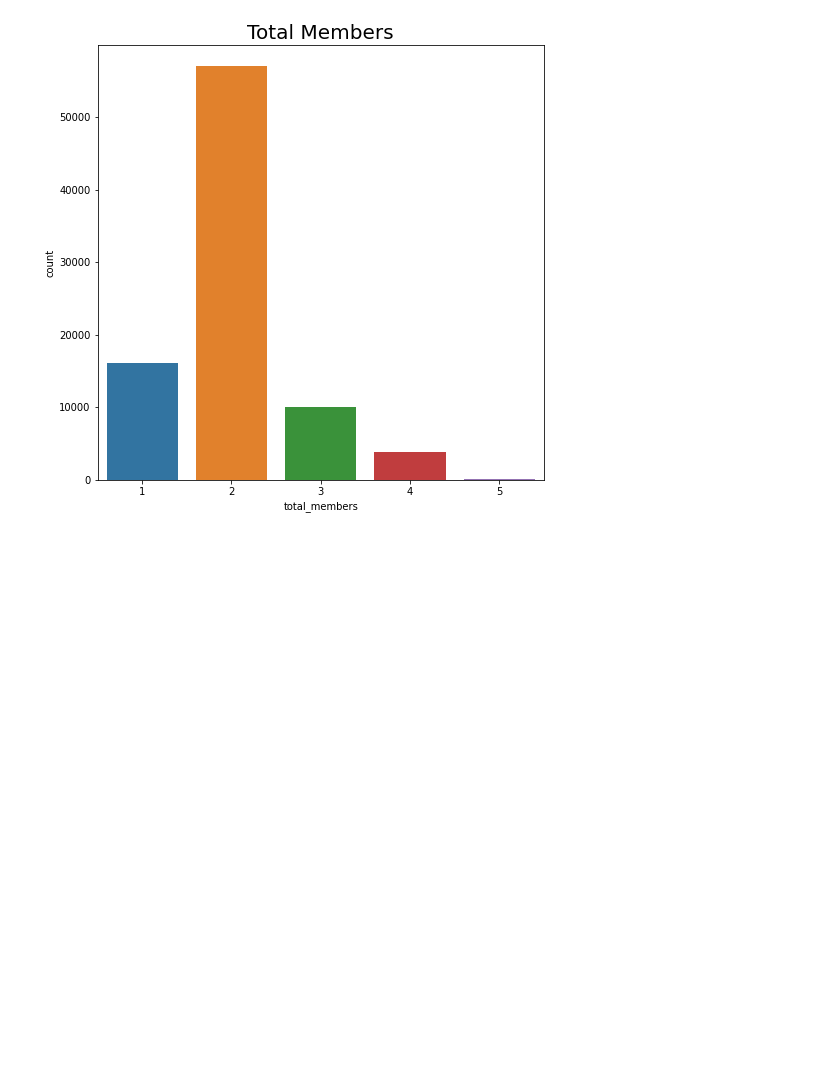
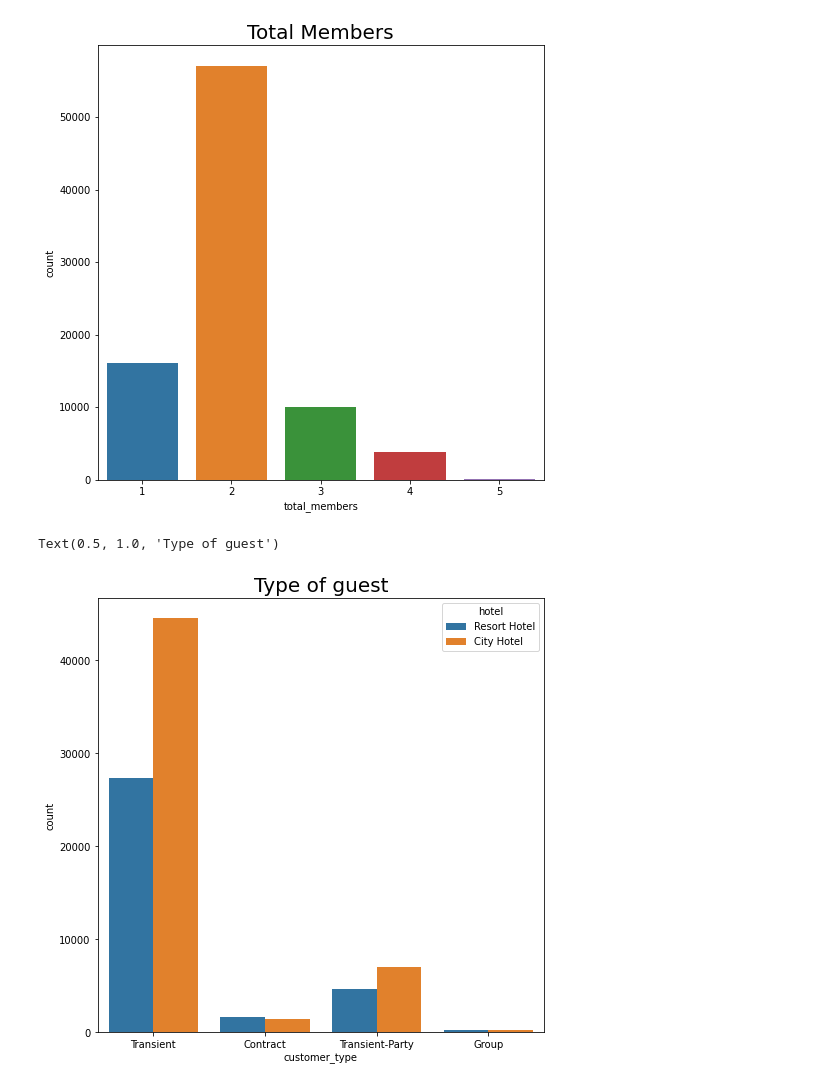
Before and after one commit to shikhar23091999/hotel-booking-analysis, a Jupyter notebook: Hotel_Booking_Analysis_Shikhar_Satpute.ipynb, the cells around one changed output. Drawn from its saved outputs; the diff is of its cells as text; code cells hidden in the pictures; blank space fills up the shorter version.

```diff
--- a/Hotel_Booking_Analysis_Shikhar_Satpute.ipynb
+++ b/Hotel_Booking_Analysis_Shikhar_Satpute.ipynb
@@ -250,3 +250,9 @@ sns.countplot(df_copy.total_members).set_title('Total Members',fontsize=20)
 # %% [output]
 Text(0.5, 1.0, 'Total Members')
 [figure]
+# %%
+# Type of guest
+sns.countplot(data = df_copy, x = 'customer_type',hue=df_copy.hotel).set_title('Type of guest', fontsize = 20)
+# %% [output]
+Text(0.5, 1.0, 'Type of guest')
+[figure, added]
```
Also changed, not shown: parts of 11 cells of this notebook.
